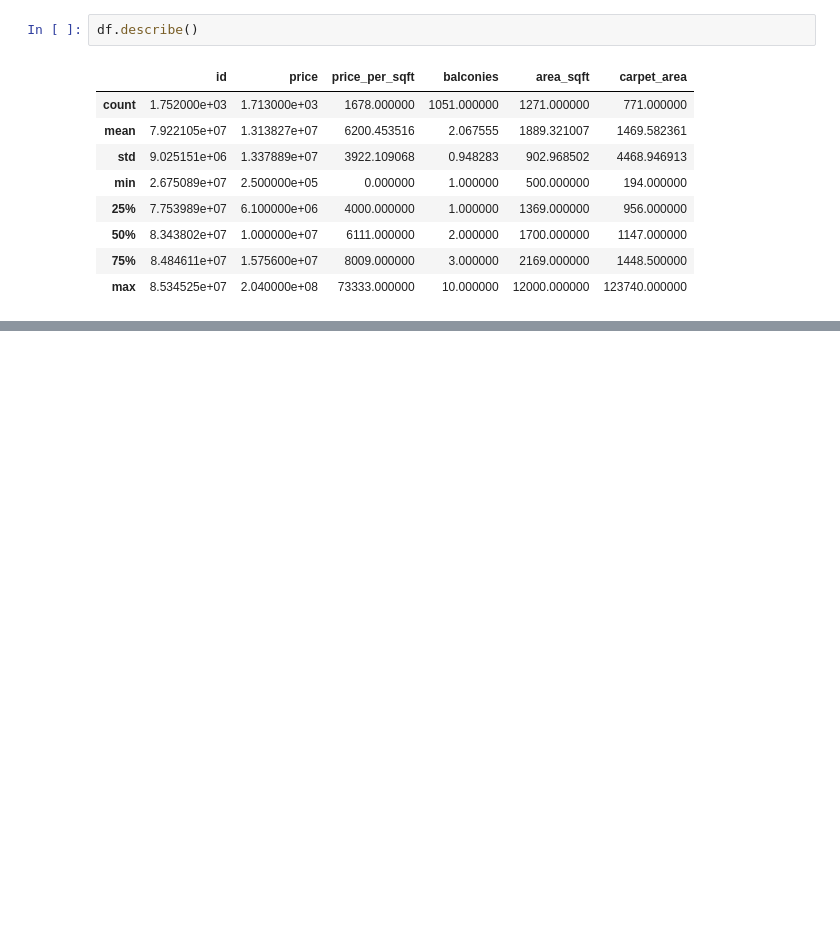
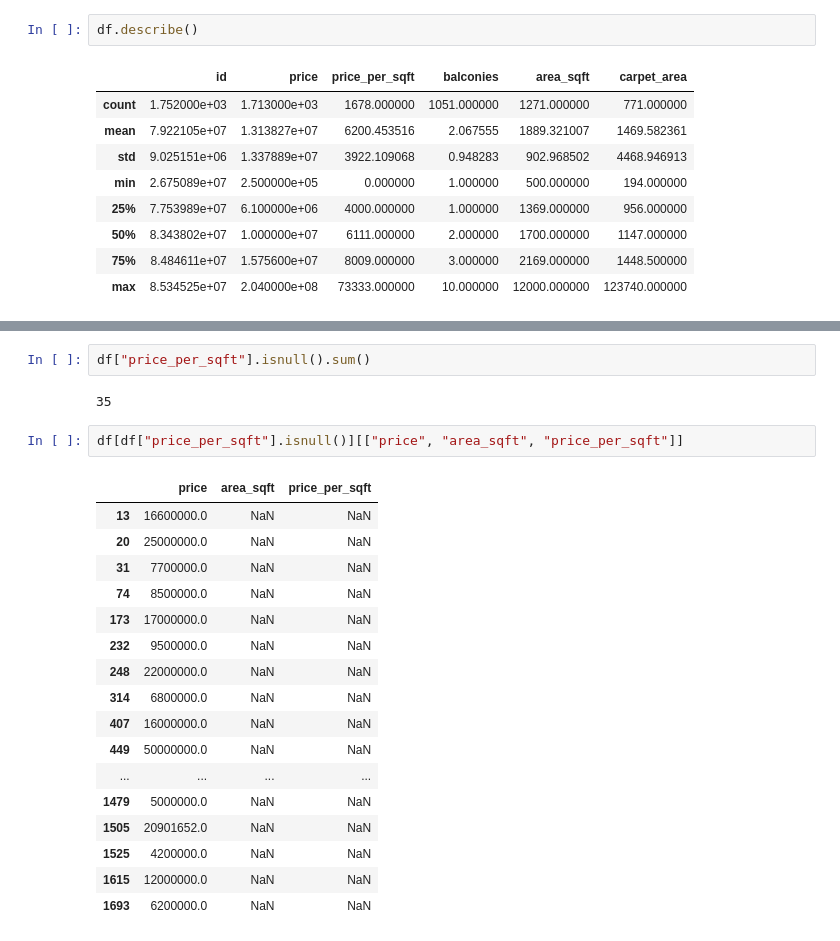
Before and after one commit to Abhisek8895/real-estate-price-prediction, a Jupyter notebook: notebooks/01_data_cleaning.ipynb, the cells around one changed output, grey strips where cells are left out. Cells and saved outputs as stored; diff of their text form; blank space fills up the shorter version.

```diff
--- a/notebooks/01_data_cleaning.ipynb
+++ b/notebooks/01_data_cleaning.ipynb
@@ -424,0 +179,24 @@ Name: count, dtype: int64
+# %%
+df["price_per_sqft"].isnull().sum()
+# %% [output]
+35
+# %%
+df[df["price_per_sqft"].isnull()][["price", "area_sqft", "price_per_sqft"]]
+# %% [output]
+|  | price | area_sqft | price_per_sqft |
+| 13 | 16600000.0 | NaN | NaN |
+| 20 | 25000000.0 | NaN | NaN |
+| 31 | 7700000.0 | NaN | NaN |
+| 74 | 8500000.0 | NaN | NaN |
+| 173 | 17000000.0 | NaN | NaN |
+| 232 | 9500000.0 | NaN | NaN |
+| 248 | 22000000.0 | NaN | NaN |
+| 314 | 6800000.0 | NaN | NaN |
+| 407 | 16000000.0 | NaN | NaN |
+| 449 | 50000000.0 | NaN | NaN |
+| ... | ... | ... | ... |
+| 1479 | 5000000.0 | NaN | NaN |
+| 1505 | 20901652.0 | NaN | NaN |
+| 1525 | 4200000.0 | NaN | NaN |
+| 1615 | 12000000.0 | NaN | NaN |
+| 1693 | 6200000.0 | NaN | NaN |
```
Also changed, not shown: parts of 155 cells of this notebook.
